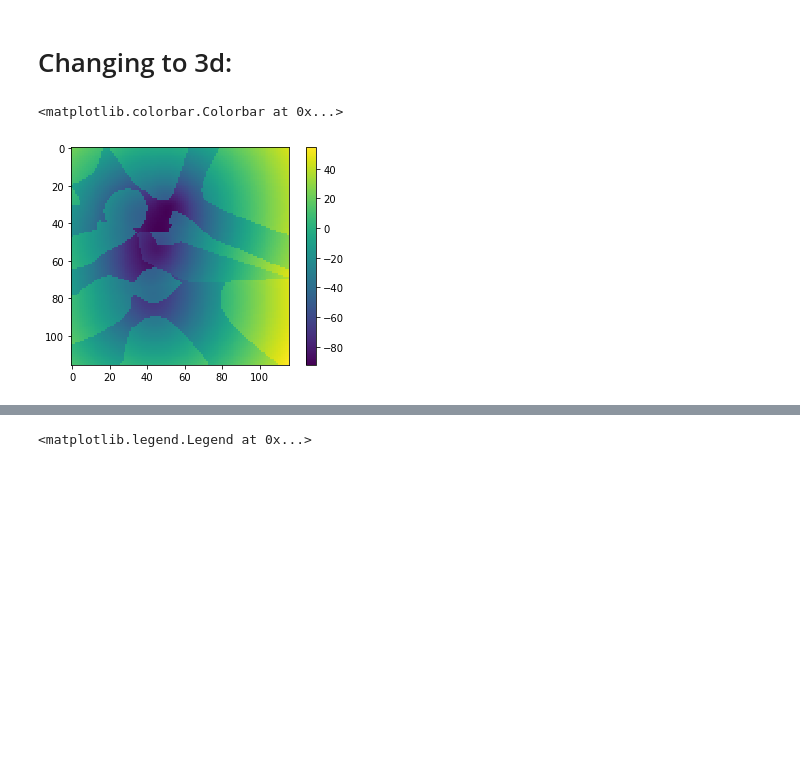
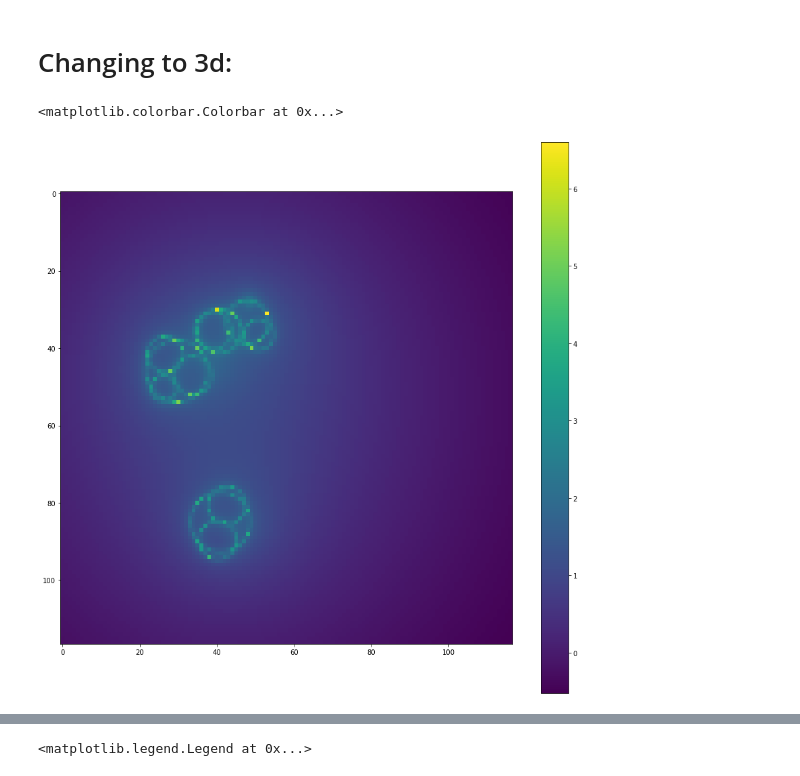
Before and after one commit to ljmartin/sas_mol_surface, a Jupyter notebook: lame curve.ipynb, the cells around one changed output, grey strips where cells are left out. Drawn from its saved outputs; the diff is of its cells as text; code cells hidden in the pictures; blank space fills up the shorter version.

Commit message:
lame curve

```diff
--- a/lame curve.ipynb
+++ b/lame curve.ipynb
@@ -61,0 +288,19 @@ array([[2.0706607 , 2.07002921, 2.08791798, ..., 0.08791798, 0.07002921,
+# %%
+import math
+
+a = 2.4
+b = 1.2
+c = 3.1
+
+def angle (a, b, c):
+    return math.degrees(math.acos((c**2 - b**2 - a**2)/(-2.0 * a * b)))
+
+angA = angle(a,b,c)
+angB = angle(b,c,a)
+angC = angle(c,a,b)
+
+assert angA + angB + angC == 180.0
+
+print(angA)
+print(angB)
+print(angC)
@@ -291,12 +554,26 @@ k[np.arange(k.shape[0]), one_nn]=1
 # %%
-##Take only the distance to the nearest atom:
-nearest_distances = distances[np.arange(one_nn.shape[0]), one_nn]
-val = (nearest_distances-long_radii*k.sum(1))
+# ##Take only the distance to the nearest atom:
+# nearest_distances = distances[np.arange(one_nn.shape[0]), one_nn]
+# val = (nearest_distances-long_radii*k.sum(1))
 grid = np.zeros([grid_size, grid_size,grid_size])
-grid[gPoints[:,0], gPoints[:,1], gPoints[:,2]]=val
+
+#grid[gPoints[:,0], gPoints[:,1], gPoints[:,2]]=val
+
+#grid[gPoints[:,0], gPoints[:,1], gPoints[:,2]]=val
+#grid[gPoints[:,0], gPoints[:,1], gPoints[:,2]]=10*(np.abs(((distances-radii))/proberadius)**(5/9)).sum(1)
+
+#grid[gPoints[:,0], gPoints[:,1], gPoints[:,2]]=np.log(np.sum(1/(distances-radii), 1))
+
+
+
+##Normal vdw surface:
+#grid[gPoints[:,0], gPoints[:,1], gPoints[:,2]]=(distances-proberadius).min(1)
+##metaball:
+grid[gPoints[:,0], gPoints[:,1], gPoints[:,2]]=(1/(np.abs(distances-radii))).sum(1)
 # %%
-plt.imshow(grid[:,:,25])
+plt.figure(figsize=(15,15))
+plt.imshow(np.log(grid)[:,:,25])
 plt.colorbar()
 # %% [output]
 <matplotlib.colorbar.Colorbar at 0x...>
-[figure, old version]
+[figure, new version]
```
Also changed, not shown: parts of 53 cells of this notebook, 3 other files.
